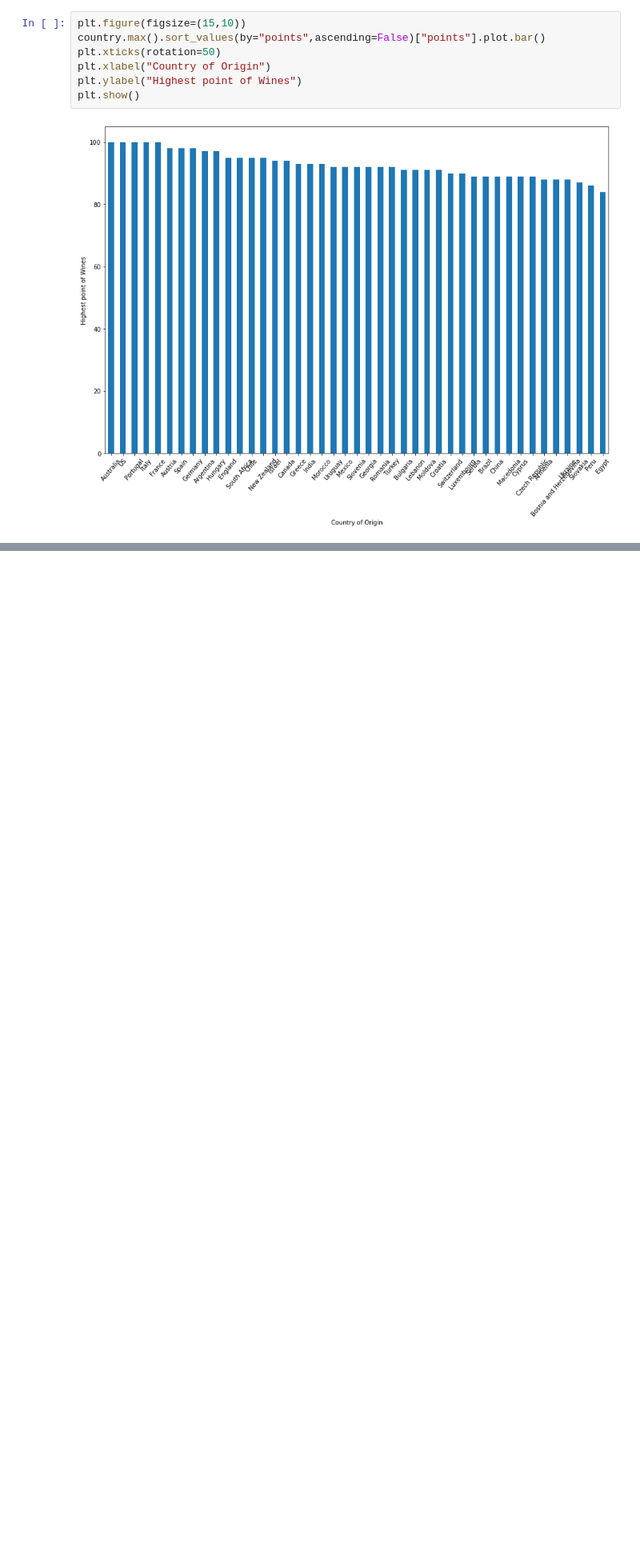
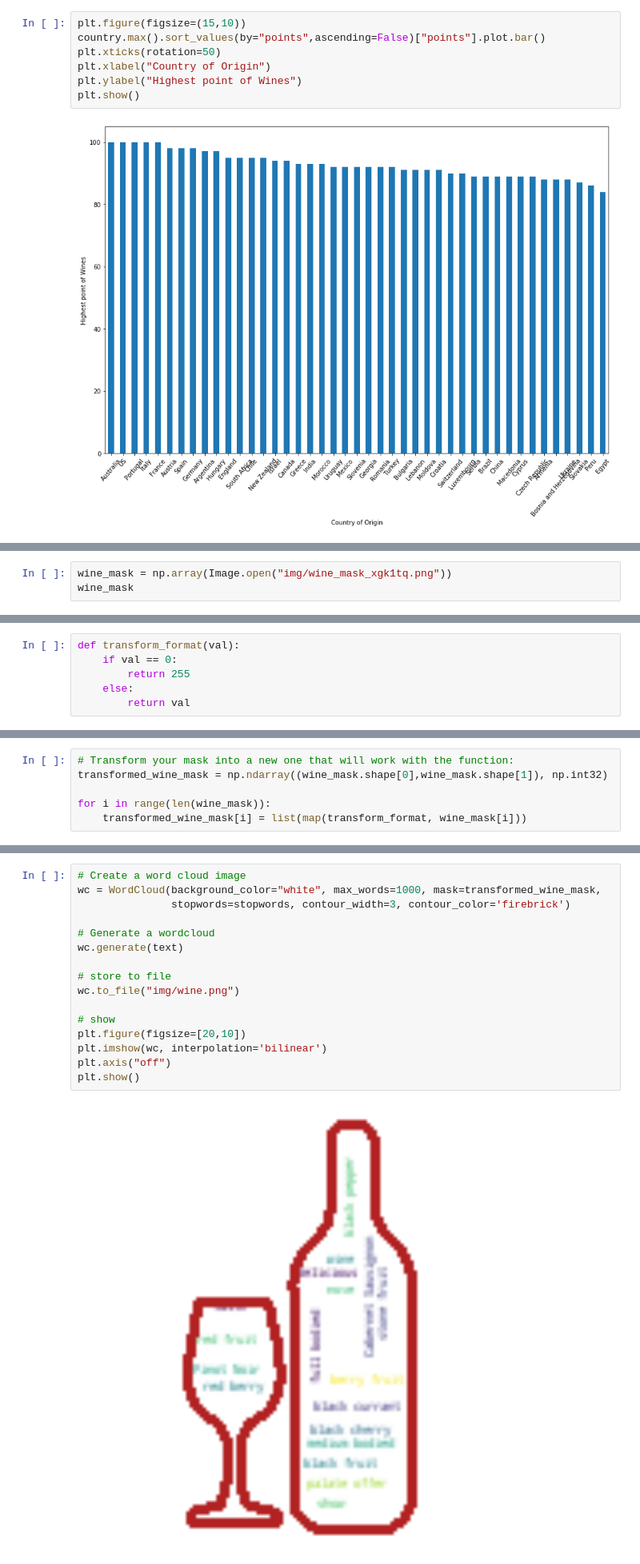
Before and after one commit to OsamaHamdyOsman/Generating_WordClouds_in_python, a Jupyter notebook: Generating WordClouds in Python.ipynb, the cells around one changed output, grey strips where cells are left out. Shown: that part at 80% size. Drawn from its saved outputs; the diff is of its cells as text; blank space fills up the shorter version.

```diff
--- a/Generating WordClouds in Python.ipynb
+++ b/Generating WordClouds in Python.ipynb
@@ -137,0 +217,3 @@ plt.show()
+# %%
+wine_mask = np.array(Image.open("img/wine_mask_xgk1tq.png"))
+wine_mask
@@ -137,0 +232,6 @@ plt.show()
+# %%
+def transform_format(val):
+    if val == 0:
+        return 255
+    else:
+        return val
@@ -137,0 +240,6 @@ plt.show()
+# %%
+# Transform your mask into a new one that will work with the function:
+transformed_wine_mask = np.ndarray((wine_mask.shape[0],wine_mask.shape[1]), np.int32)
+
+for i in range(len(wine_mask)):
+    transformed_wine_mask[i] = list(map(transform_format, wine_mask[i]))
@@ -137,0 +261,18 @@ plt.show()
+# %%
+# Create a word cloud image
+wc = WordCloud(background_color="white", max_words=1000, mask=transformed_wine_mask,
+               stopwords=stopwords, contour_width=3, contour_color='firebrick')
+
+# Generate a wordcloud
+wc.generate(text)
+
+# store to file
+wc.to_file("img/wine.png")
+
+# show
+plt.figure(figsize=[20,10])
+plt.imshow(wc, interpolation='bilinear')
+plt.axis("off")
+plt.show()
+# %% [output]
+[figure, added]
```
Also changed, not shown: parts of 18 cells of this notebook, 22 other files.
